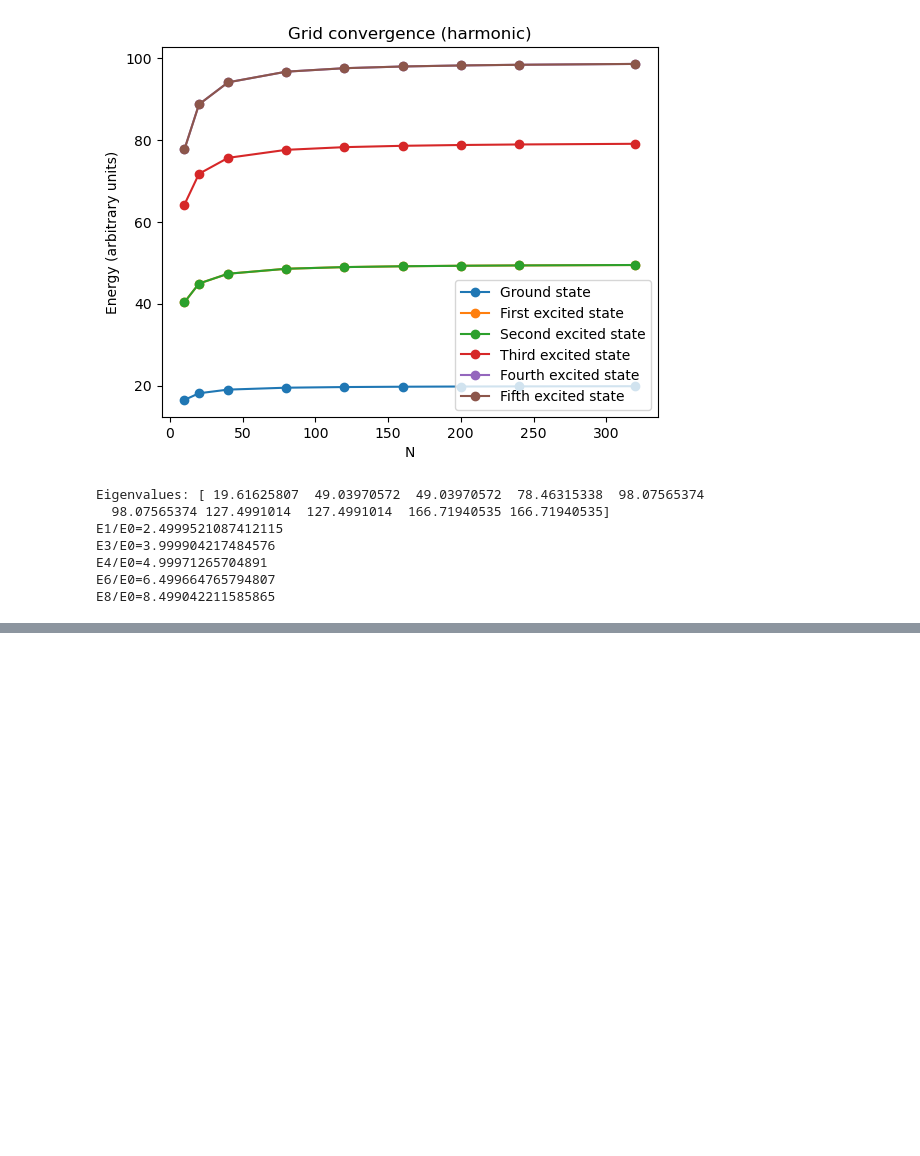
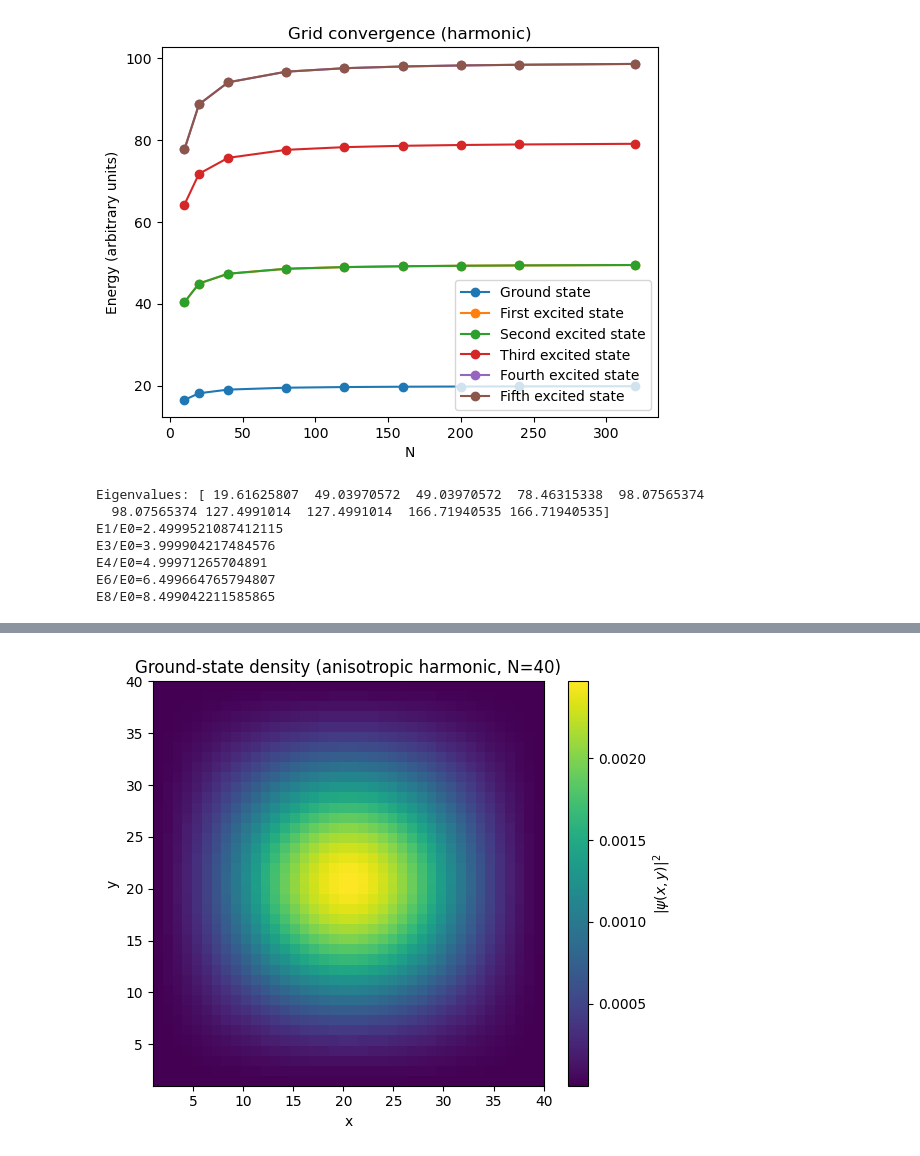
Before and after one commit to desaiamogh31/utd-hpc-course-repo, a Jupyter notebook: hw2/src/analysis.ipynb, the cells around one changed output, grey strips where cells are left out. Drawn from its saved outputs; the diff is of its cells as text; code cells hidden in the pictures; blank space fills up the shorter version.

```diff
--- a/hw2/src/analysis.ipynb
+++ b/hw2/src/analysis.ipynb
@@ -135,0 +164,30 @@ E8/E0=8.499042211585865
+# %%
+import numpy as np
+import matplotlib.pyplot as plt
+import eigen
+
+# Parameters
+N = 40
+potential = "anisotropic harmonic"
+n_eigs = 3  # compute at least the ground state
+
+# Solve
+vals, vecs = eigen.solve_eigen(N=N, potential=potential, n_eigs=n_eigs)
+
+# Ground-state probability density
+psi0 = vecs[:, 0].reshape((N, N))
+prob_density = np.abs(psi0) ** 2
+
+# Plot
+plt.figure(figsize=(6, 5))
+plt.imshow(prob_density, origin="lower", extent=[1, N, 1, N], aspect="auto")
+plt.colorbar(label=r"$|\psi(x,y)|^2$")
+plt.title(f"Ground-state density ({potential}, N={N})")
+plt.xlabel("x")
+plt.ylabel("y")
+plt.tight_layout()
+plt.show()
+
+#print("Lowest eigenvalues:", vals)
+# %% [output]
+[figure, added]
```
Also changed, not shown: parts of 2 cells of this notebook, 3 other files.
